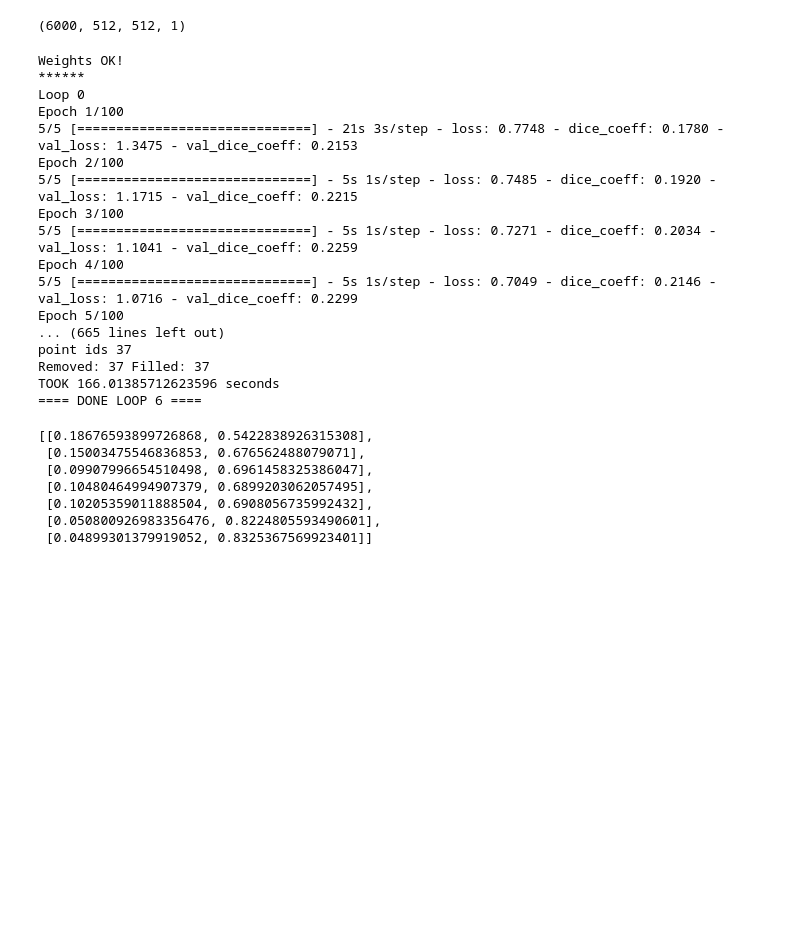
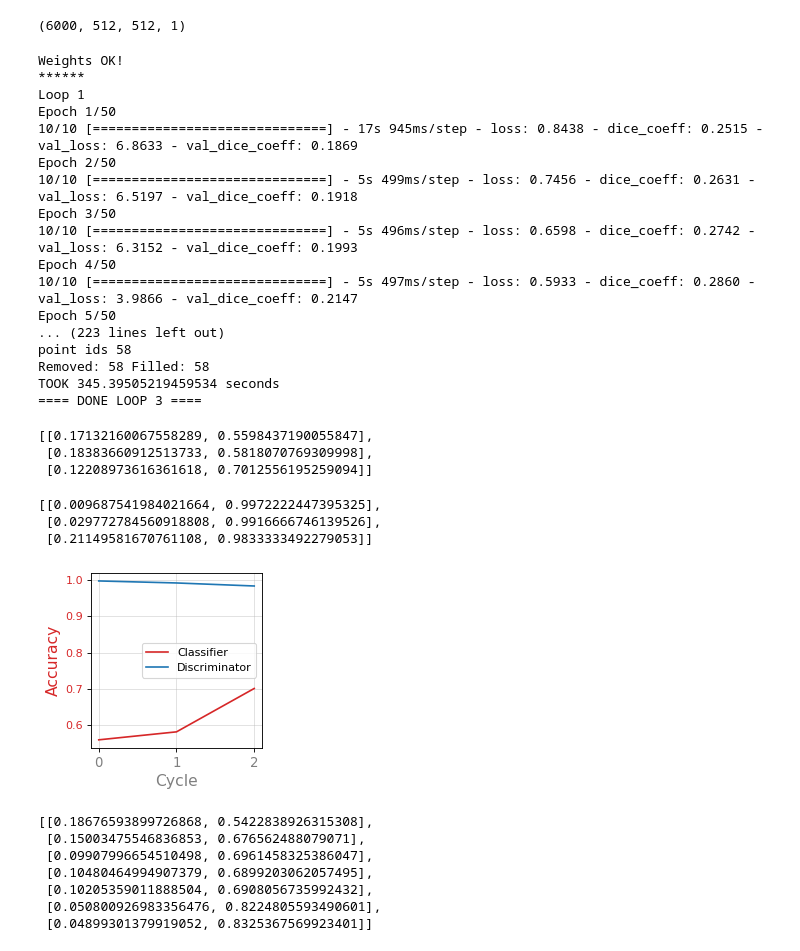
Before and after one commit to RyanZurrin/gp2, a Jupyter notebook: EXAMPLES/GP2/_prototyping_extended_gp2/GP2_KUNET_TESTING.ipynb, the cells around one changed output. Cells and saved outputs as stored; diff of their text form; code cells hidden in the pictures; blank space fills up the shorter version.

```diff
--- a/EXAMPLES/GP2/_prototyping_extended_gp2/GP2_KUNET_TESTING.ipynb
+++ b/EXAMPLES/GP2/_prototyping_extended_gp2/GP2_KUNET_TESTING.ipynb
@@ -18,7 +18,7 @@ keras-unet init: TF version is >= 2.0.0 - using `tf.keras` instead of `Keras`
 -----------------------------------------
 # %%
 R = Runner(classifier='kunet',
-           discriminator='cnn',
+           discriminator='cnnplus',
            activation='relu',
            use_batch_norm=True,
            upsample_mode='deconv',
@@ -80,25 +82,41 @@ weights = {
     'Z': 0.2
 }
 # %%
-R.run(images=images, masks=masks, weights=weights, runs=7)
+R.run(images=images, masks=masks, weights=weights, runs=3, epochs=50, batch_size=32)
 # %% [output]
 Weights OK!
 ******
-Loop 0
-Epoch 1/100
-5/5 [==============================] - 21s 3s/step - loss: 0.7748 - dice_coeff: 0.1780 - val_loss: 1.3475 - val_dice_coeff: 0.2153
-Epoch 2/100
-5/5 [==============================] - 5s 1s/step - loss: 0.7485 - dice_coeff: 0.1920 - val_loss: 1.1715 - val_dice_coeff: 0.2215
-Epoch 3/100
-5/5 [==============================] - 5s 1s/step - loss: 0.7271 - dice_coeff: 0.2034 - val_loss: 1.1041 - val_dice_coeff: 0.2259
-Epoch 4/100
-5/5 [==============================] - 5s 1s/step - loss: 0.7049 - dice_coeff: 0.2146 - val_loss: 1.0716 - val_dice_coeff: 0.2299
-Epoch 5/100
-... (665 lines left out)
-point ids 37
-Removed: 37 Filled: 37
-TOOK 166.01385712623596 seconds
-==== DONE LOOP 6 ====
+Loop 1
+Epoch 1/50
+10/10 [==============================] - 17s 945ms/step - loss: 0.8438 - dice_coeff: 0.2515 - val_loss: 6.8633 - val_dice_coeff: 0.1869
+Epoch 2/50
+10/10 [==============================] - 5s 499ms/step - loss: 0.7456 - dice_coeff: 0.2631 - val_loss: 6.5197 - val_dice_coeff: 0.1918
+Epoch 3/50
+10/10 [==============================] - 5s 496ms/step - loss: 0.6598 - dice_coeff: 0.2742 - val_loss: 6.3152 - val_dice_coeff: 0.1993
+Epoch 4/50
+10/10 [==============================] - 5s 497ms/step - loss: 0.5933 - dice_coeff: 0.2860 - val_loss: 3.9866 - val_dice_coeff: 0.2147
+Epoch 5/50
+... (223 lines left out)
+point ids 58
+Removed: 58 Filled: 58
+TOOK 345.39505219459534 seconds
+==== DONE LOOP 3 ====
+# %%
+R.classifier_scores
+# %% [output]
+[[0.17132160067558289, 0.5598437190055847],
+ [0.18383660912513733, 0.5818070769309998],
+ [0.12208973616361618, 0.7012556195259094]]
+# %%
+R.discriminator_scores
+# %% [output]
+[[0.009687541984021664, 0.9972222447395325],
+ [0.029772784560918808, 0.9916666746139526],
+ [0.21149581670761108, 0.9833333492279053]]
+# %%
+R.plot()
+# %% [output]
+[figure, added]
 # %%
 R.classifier_scores
 # %% [output]
```
Also changed, not shown: parts of 3 cells of this notebook, 2 other files.
